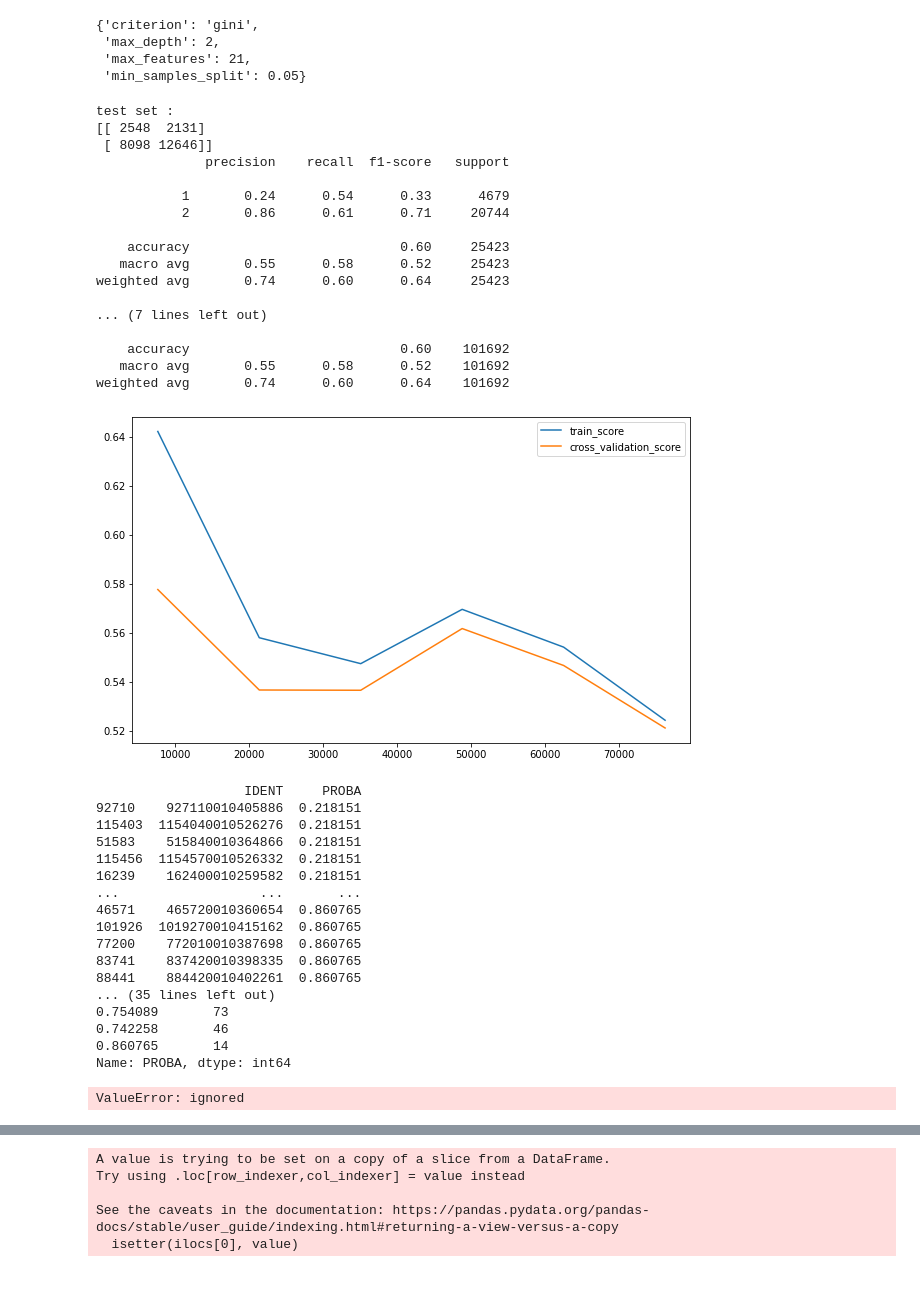
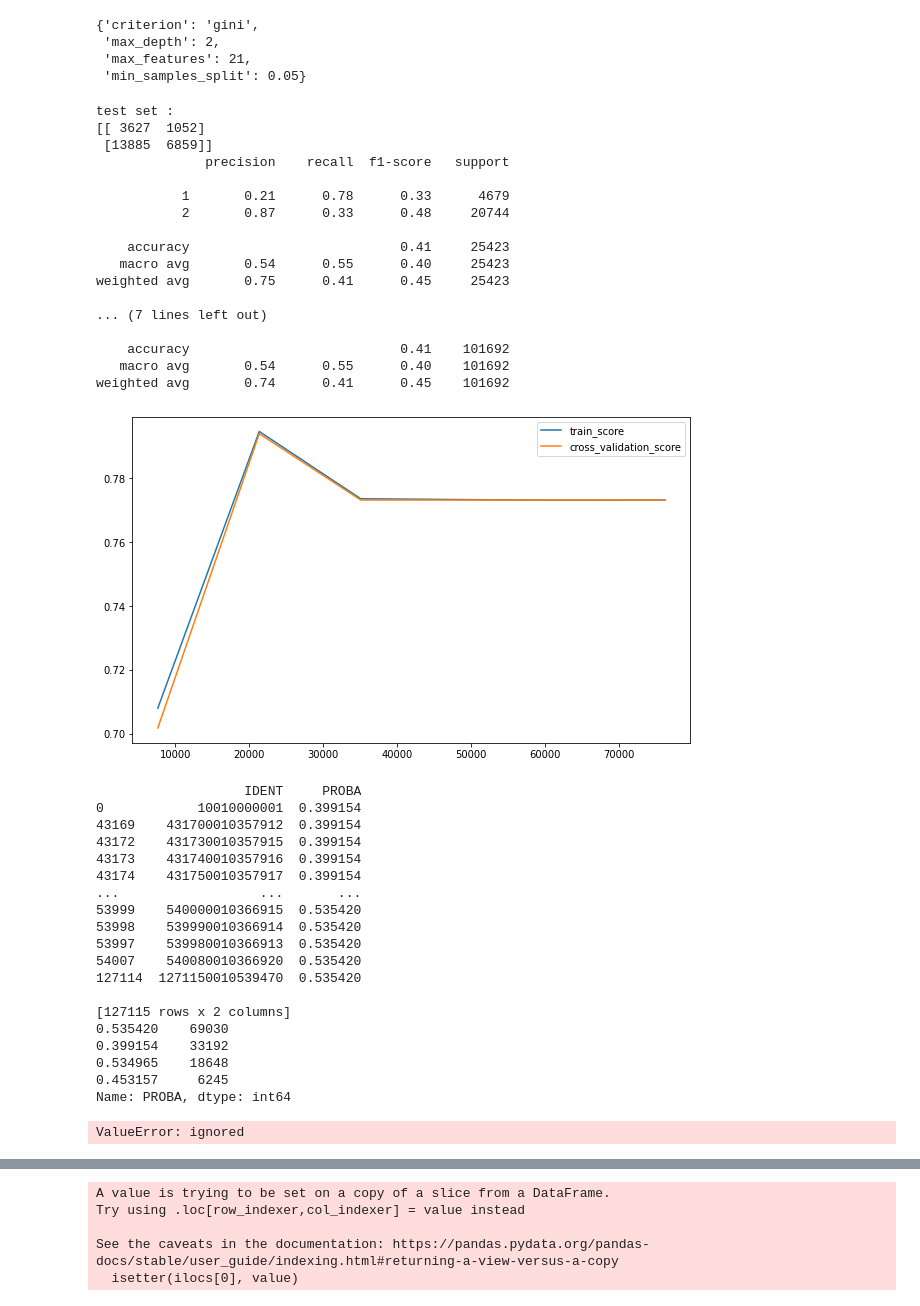
Before and after one commit to christian235711/Predict_models_fdf21, a Jupyter notebook: FDF21_model_AdaBoost_DecisionTreeClassifier_RandomForest.ipynb, the cells around one changed output, grey strips where cells are left out. Cells and saved outputs as stored; diff of their text form; code cells hidden in the pictures.

```diff
--- a/FDF21_model_AdaBoost_DecisionTreeClassifier_RandomForest.ipynb
+++ b/FDF21_model_AdaBoost_DecisionTreeClassifier_RandomForest.ipynb
@@ -662,46 +583,48 @@ resultat_grid_DecisionTreeClassifier.best_params_
  'max_features': 21,
  'min_samples_split': 0.05}
 # %%
-final_model_DecisionTreeClassifier = DecisionTreeClassifier(random_state = 0, criterion="gini", class_weight = "balanced", max_depth = 10, max_features=21, min_samples_split=0.05 )
+final_model_DecisionTreeClassifier = DecisionTreeClassifier(random_state = 0, criterion="gini", class_weight = "balanced", max_depth = 2, max_features=21, min_samples_split=0.05 )
 evaluation(final_model_DecisionTreeClassifier, train_X_s, train_Y_s, test_X_s, test_Y_s, scoring="recall" )
 # %% [output]
 test set :
-[[ 2548  2131]
- [ 8098 12646]]
+[[ 3627  1052]
+ [13885  6859]]
               precision    recall  f1-score   support
 
-           1       0.24      0.54      0.33      4679
-           2       0.86      0.61      0.71     20744
+           1       0.21      0.78      0.33      4679
+           2       0.87      0.33      0.48     20744
 
-    accuracy                           0.60     25423
-   macro avg       0.55      0.58      0.52     25423
-weighted avg       0.74      0.60      0.64     25423
+    accuracy                           0.41     25423
+   macro avg       0.54      0.55      0.40     25423
+weighted avg       0.75      0.41      0.45     25423
 
 ... (7 lines left out)
 
-    accuracy                           0.60    101692
-   macro avg       0.55      0.58      0.52    101692
-weighted avg       0.74      0.60      0.64    101692
+    accuracy                           0.41    101692
+   macro avg       0.54      0.55      0.40    101692
+weighted avg       0.74      0.41      0.45    101692
-[figure, old version]
+[figure, new version]
 # %%
 quarantiles(model=final_model_DecisionTreeClassifier, data_orig = data, affichage=True, save=False, path = "/content/drive/MyDrive/spad_score_method_1/sans_tranche_DecisionTreeClassifier.xlsx")
 # %% [output]
                    IDENT     PROBA
-92710    927110010405886  0.218151
-115403  1154040010526276  0.218151
-51583    515840010364866  0.218151
-115456  1154570010526332  0.218151
-16239    162400010259582  0.218151
+0            10010000001  0.399154
+43169    431700010357912  0.399154
+43172    431730010357915  0.399154
+43173    431740010357916  0.399154
+43174    431750010357917  0.399154
 ...                  ...       ...
-46571    465720010360654  0.860765
-101926  1019270010415162  0.860765
-77200    772010010387698  0.860765
-83741    837420010398335  0.860765
-88441    884420010402261  0.860765
-... (35 lines left out)
-0.754089       73
-0.742258       46
-0.860765       14
+53999    540000010366915  0.535420
+53998    539990010366914  0.535420
+53997    539980010366913  0.535420
+54007    540080010366920  0.535420
+127114  1271150010539470  0.535420
+
+[127115 rows x 2 columns]
+0.535420    69030
+0.399154    33192
+0.534965    18648
+0.453157     6245
 Name: PROBA, dtype: int64
 ValueError: ignored
 # %%
```
Also changed, not shown: parts of 12 cells of this notebook.
